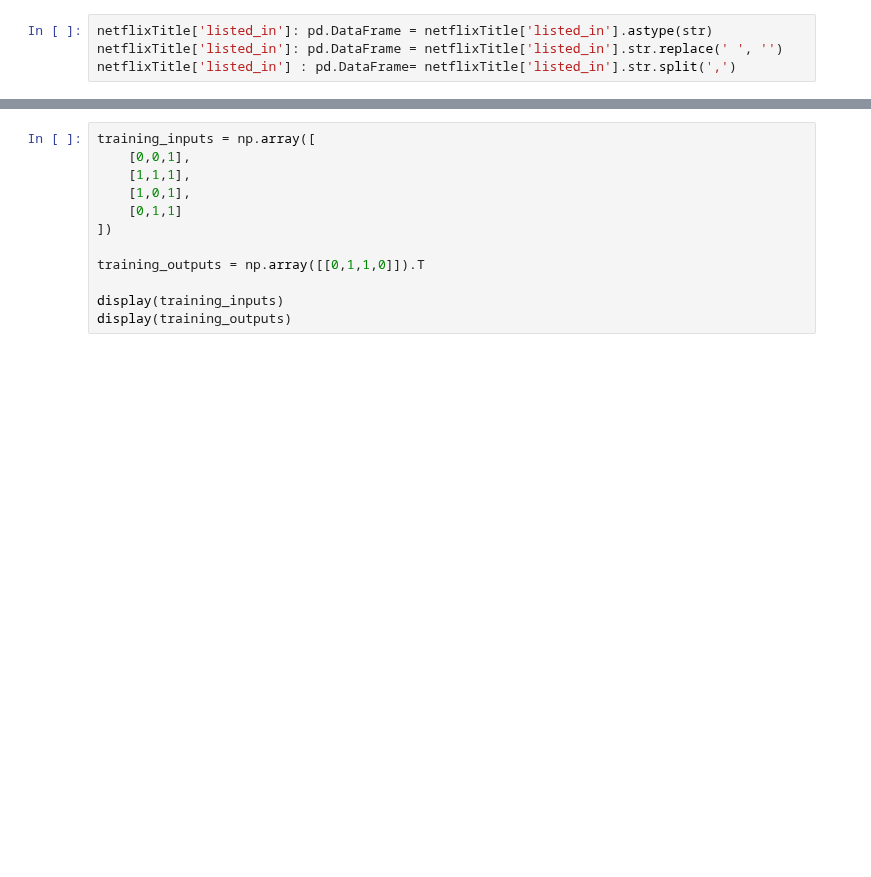
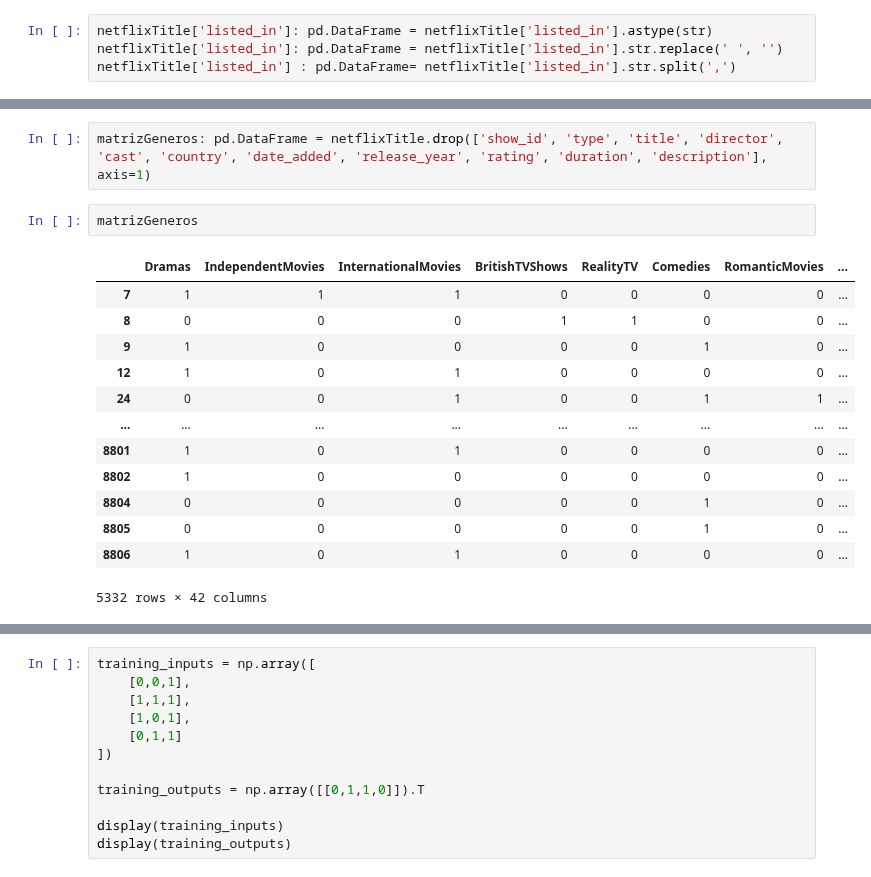
Before and after one commit to Fedezafran1/TP-Chona, a Jupyter notebook: tp2/SNN.ipynb, the cells around one changed output, grey strips where cells are left out. Saved outputs shown, nothing was run; the diff lists cells and outputs as text; blank space fills up the shorter version.

```diff
--- a/tp2/SNN.ipynb
+++ b/tp2/SNN.ipynb
@@ -136,0 +158,18 @@ netflixTitle.drop('Genre', axis=1, inplace=True)
+# %%
+matrizGeneros: pd.DataFrame = netflixTitle.drop(['show_id', 'type', 'title', 'director', 'cast', 'country', 'date_added', 'release_year', 'rating', 'duration', 'description'], axis=1)
+# %%
+matrizGeneros
+# %% [output]
+|  | Dramas | IndependentMovies | InternationalMovies | BritishTVShows | RealityTV | Comedies | RomanticMovies | ... |
+| 7 | 1 | 1 | 1 | 0 | 0 | 0 | 0 | ... |
+| 8 | 0 | 0 | 0 | 1 | 1 | 0 | 0 | ... |
+| 9 | 1 | 0 | 0 | 0 | 0 | 1 | 0 | ... |
+| 12 | 1 | 0 | 1 | 0 | 0 | 0 | 0 | ... |
+| 24 | 0 | 0 | 1 | 0 | 0 | 1 | 1 | ... |
+| ... | ... | ... | ... | ... | ... | ... | ... | ... |
+| 8801 | 1 | 0 | 1 | 0 | 0 | 0 | 0 | ... |
+| 8802 | 1 | 0 | 0 | 0 | 0 | 0 | 0 | ... |
+| 8804 | 0 | 0 | 0 | 0 | 0 | 1 | 0 | ... |
+| 8805 | 0 | 0 | 0 | 0 | 0 | 1 | 0 | ... |
+| 8806 | 1 | 0 | 1 | 0 | 0 | 0 | 0 | ... |
+5332 rows × 42 columns
```
Also changed, not shown: parts of 12 cells of this notebook.
